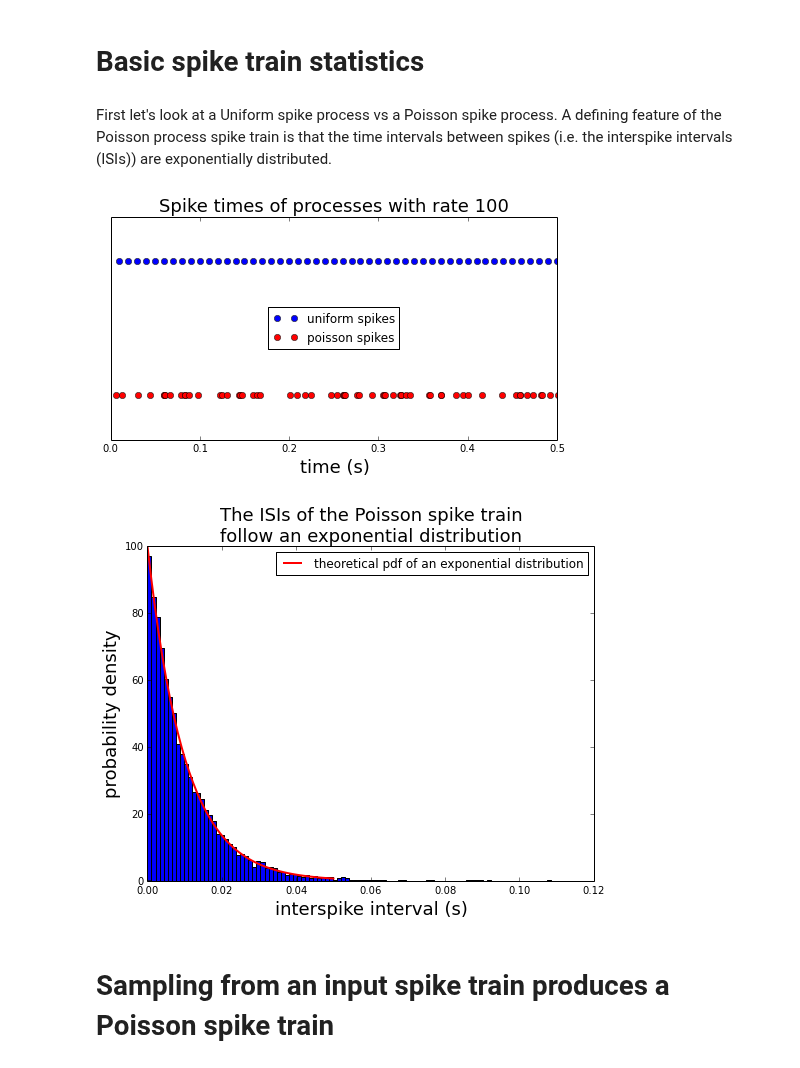
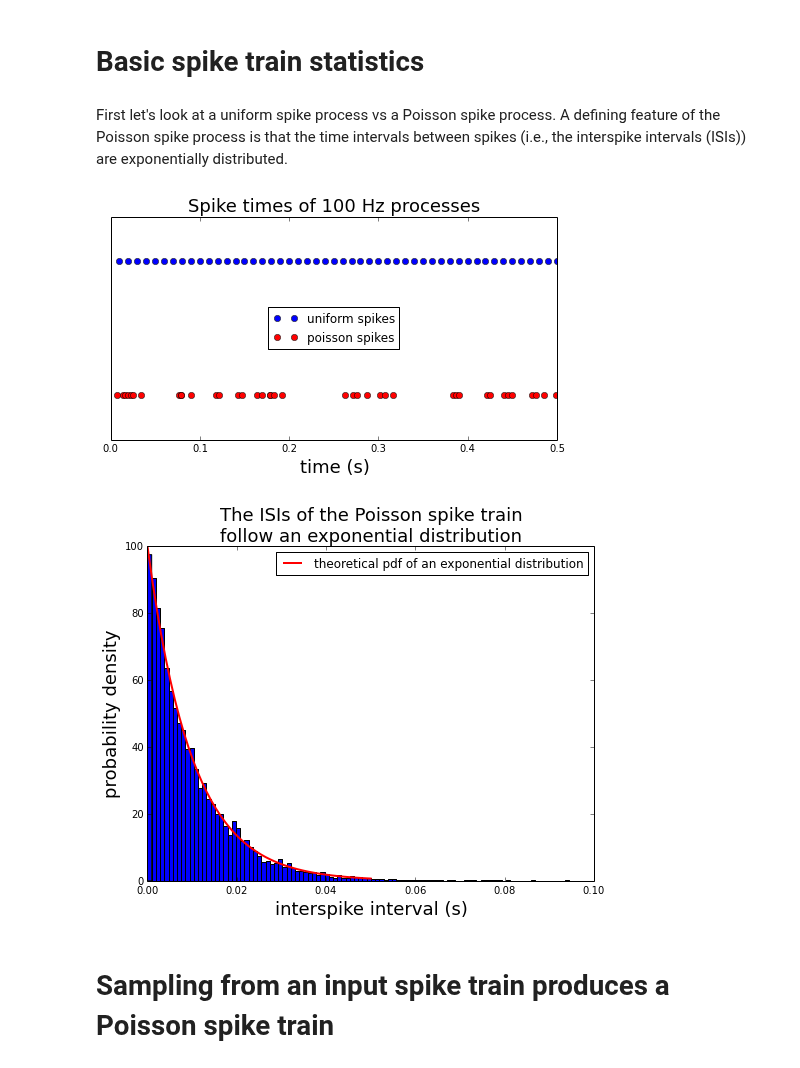
Before and after one commit to samfok/notebooks, a Jupyter notebook: theory/Poisson point processes.ipynb, the cells around one changed output. Cells and saved outputs as stored; diff of their text form; code cells hidden in the pictures.

```diff
--- a/theory/Poisson point processes.ipynb
+++ b/theory/Poisson point processes.ipynb
@@ -13,7 +15,7 @@ Populating the interactive namespace from numpy and matplotlib
 # %% [markdown]
 # Basic spike train statistics
 # %% [markdown]
-First let's look at a Uniform spike process vs a Poisson spike process. A defining feature of the Poisson process spike train is that the time intervals between spikes (i.e. the interspike intervals (ISIs)) are exponentially distributed.
+First let's look at a uniform spike process vs a Poisson spike process. A defining feature of the Poisson spike process is that the time intervals between spikes (i.e., the interspike intervals (ISIs)) are exponentially distributed.
 # %%
 # what do Poisson spikes look like
 n_isi = 100
@@ -23,36 +25,36 @@ isi_poisson = exponential(1./rate, (n_isi))
 
 spk_times_uniform = np.cumsum(isi_uniform)
 spk_times_poisson = np.cumsum(isi_poisson)
 
 figure(figsize=(8,4))
 ax = subplot(111)
 plot(spk_times_uniform, .8*np.ones(n_isi), 'bo', label='uniform spikes')
 plot(spk_times_poisson, .2*np.ones(n_isi), 'ro', label='poisson spikes')
 xlim(0, n_isi/(rate*2))
 xlabel('time (s)', fontsize=18)
 ax.set_yticks([]); ax.set_yticklabels([]); ylim(0, 1)
 legend(loc='center')
-title('Spike times of processes with rate %.0f' % rate, fontsize=18)
+title('Spike times of %.0f Hz processes' % rate, fontsize=18)
 
 # gather some statistics
 n_isi = 10000
 isi_poisson = exponential(1./rate, (n_isi))
 
 # theoretical distribution
 x = np.linspace(0, 5./rate)
 exp_th = rate*np.exp(-rate*x)
 
 figure(figsize=(8,6))
 hist(isi_poisson, bins=100, normed=True)
 plot(x, exp_th, 'r', linewidth=2, label='theoretical pdf of an exponential distribution')
 xlabel('interspike interval (s)', fontsize=18)
 ylabel('probability density', fontsize=18)
 legend(loc='upper right')
 title('The ISIs of the Poisson spike train\n' +
       'follow an exponential distribution', fontsize=18);
 # %% [output]
-[figure, old version]
+[figure, new version]
-[figure, old version]
+[figure, new version]
 # %% [markdown]
 # Sampling from an input spike train produces a Poisson spike train
 # %% [markdown]
```
Also changed, not shown: parts of 7 cells of this notebook.
